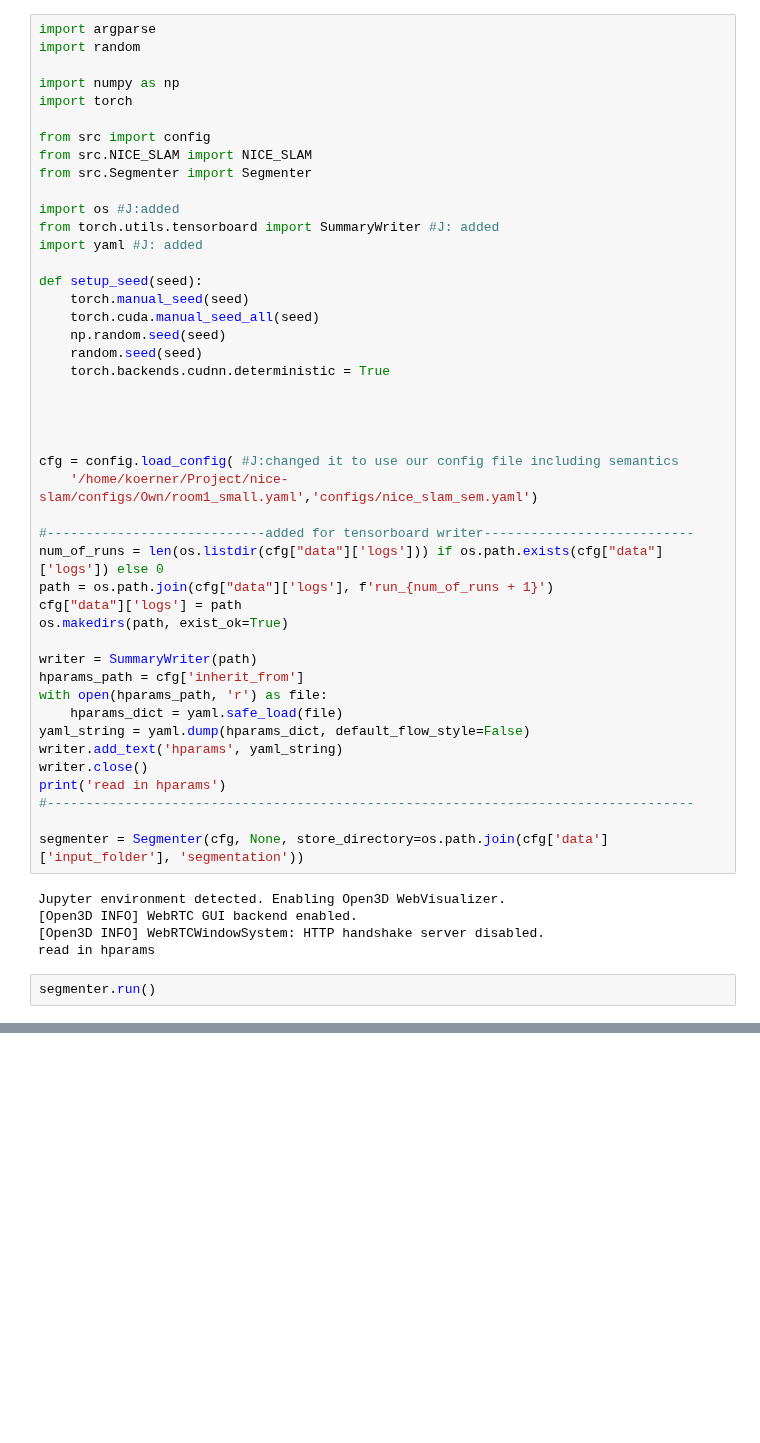
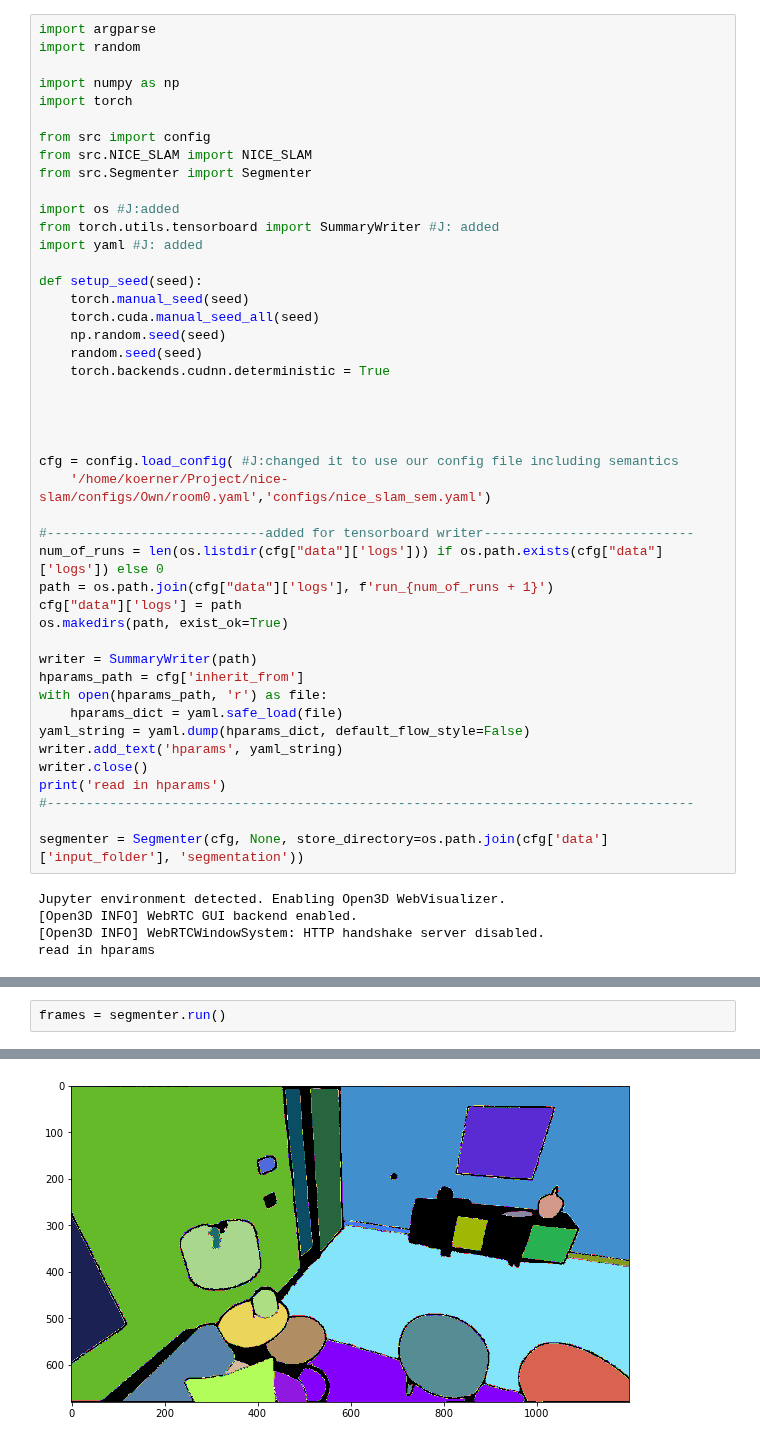
Before and after one commit to doginono/SceneSAM, a Jupyter notebook: test_segmenter.ipynb, the cells around one changed output, grey strips where cells are left out. Cells and saved outputs as stored; diff of their text form; blank space fills up the shorter version.

```diff
--- a/test_segmenter.ipynb
+++ b/test_segmenter.ipynb
@@ -24,7 +24,7 @@ def setup_seed(seed):
 
 
 cfg = config.load_config( #J:changed it to use our config file including semantics
-    '/home/koerner/Project/nice-slam/configs/Own/room1_small.yaml','configs/nice_slam_sem.yaml')
+    '/home/koerner/Project/nice-slam/configs/Own/room0.yaml','configs/nice_slam_sem.yaml')
 
 #----------------------------added for tensorboard writer---------------------------
 num_of_runs = len(os.listdir(cfg["data"]['logs'])) if os.path.exists(cfg["data"]['logs']) else 0
@@ -48,5 +48,3 @@ Jupyter environment detected. Enabling Open3D WebVisualizer.
 [Open3D INFO] WebRTC GUI backend enabled.
 [Open3D INFO] WebRTCWindowSystem: HTTP handshake server disabled.
 read in hparams
-# %%
-segmenter.run()
@@ -146,0 +51,3 @@ instance: 0, target_ids: [], count: []
+# %%
+frames = segmenter.run()
+# %% [output]
@@ -146,0 +55 @@ instance: 0, target_ids: [], count: []
+[figure, added]
```
Also changed, not shown: parts of 5 cells of this notebook, 4 other files.
